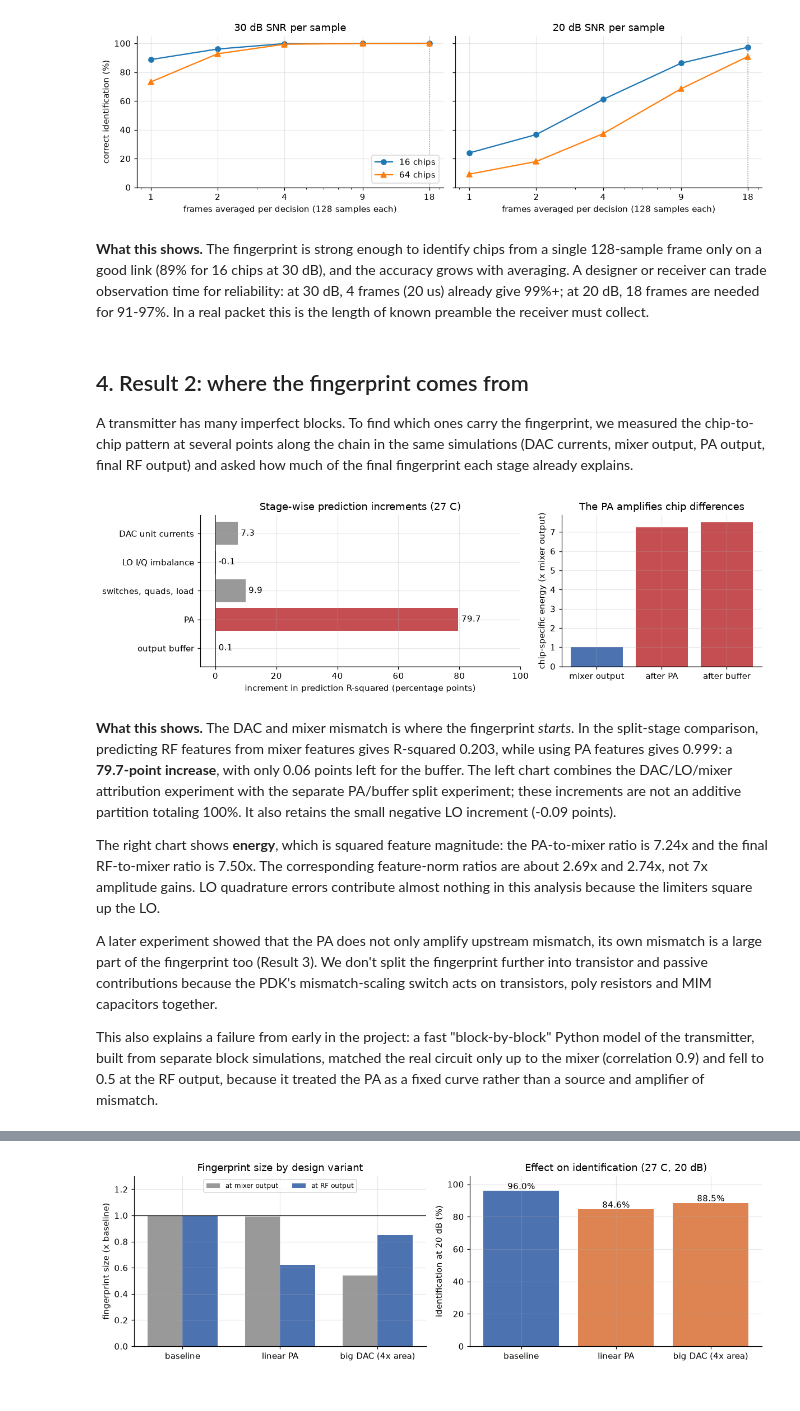
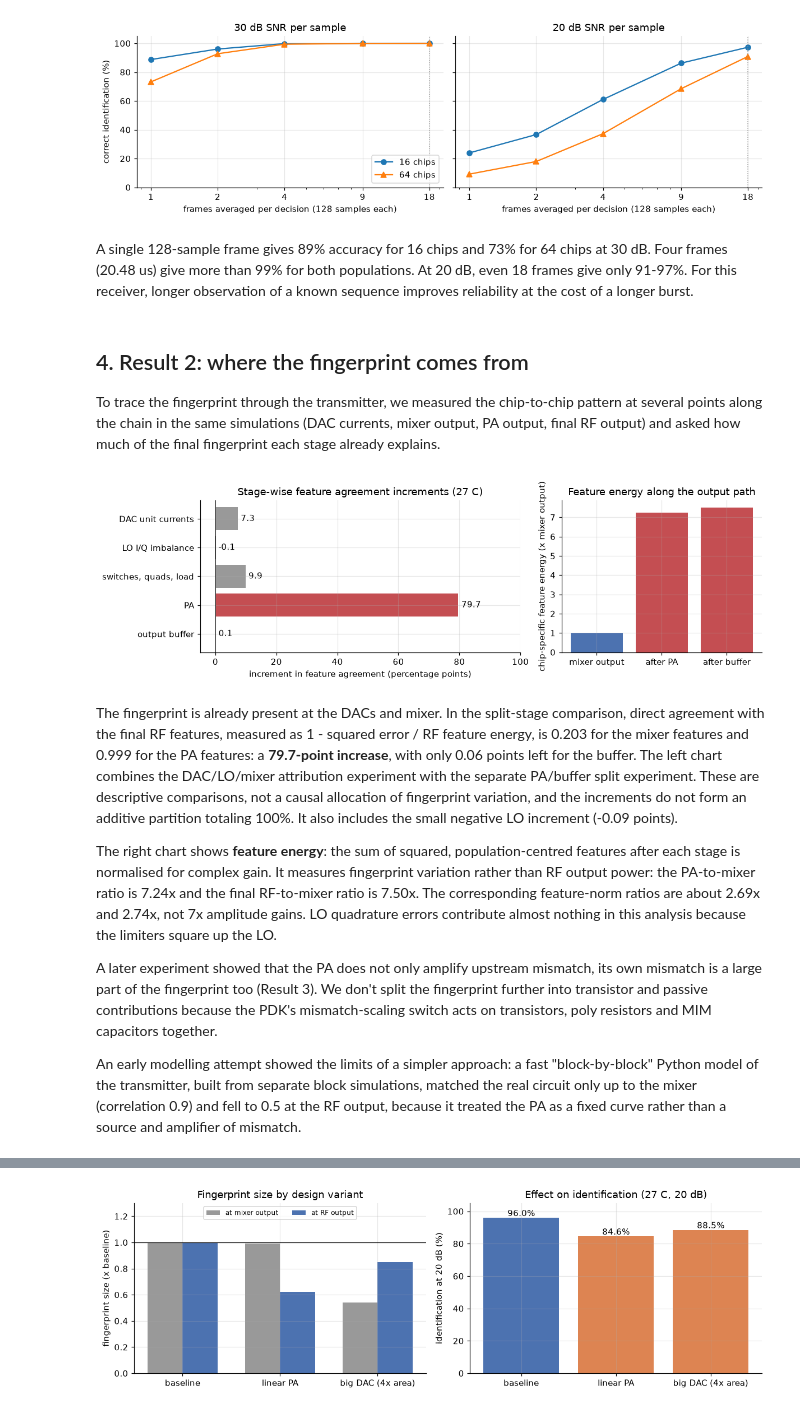
Before and after one commit to byungkim113/Fingerprint-By-Design, a Jupyter notebook: notebook/fingerprint_by_design.ipynb, the cells around one changed output, grey strips where cells are left out. Cells and saved outputs as stored; diff of their text form; code cells hidden in the pictures.

Commit message:
Finalize submission prose and record fresh circuit validation

```diff
--- a/notebook/fingerprint_by_design.ipynb
+++ b/notebook/fingerprint_by_design.ipynb
@@ -444,41 +435,43 @@ plt.tight_layout(); plt.show()
 # %% [output]
 [figure]
 # %% [markdown]
-**What this shows.** The fingerprint is strong enough to identify chips from a single 128-sample frame only on a good
-link (89% for 16 chips at 30 dB), and the accuracy grows with averaging. A designer or receiver can trade observation
-time for reliability: at 30 dB, 4 frames (20 us) already give 99%+; at 20 dB, 18 frames are needed for 91-97%. In a
-real packet this is the length of known preamble the receiver must collect.
+A single 128-sample frame gives 89% accuracy for 16 chips and 73% for 64 chips at 30 dB. Four frames
+(20.48 us) give more than 99% for both populations. At 20 dB, even 18 frames give only 91-97%.
+For this receiver, longer observation of a known sequence improves reliability at the cost of a longer burst.
 # %% [markdown]
 ## 4. Result 2: where the fingerprint comes from
 
-A transmitter has many imperfect blocks. To find which ones carry the fingerprint, we measured the chip-to-chip
+To trace the fingerprint through the transmitter, we measured the chip-to-chip
 pattern at several points along the chain in the same simulations (DAC currents, mixer output, PA output, final RF
 output) and asked how much of the final fingerprint each stage already explains.
 # %%
 at = load("tx_attrib_aligned")["27"]["increments"]; sp = load("tx_split")["split"]
 parts = {"DAC unit currents": at["DAC unit currents"], "LO I/Q imbalance": at["LO imbalance"],
          "switches, quads, load": at["switches/quads/load"], "PA": sp["PA increment"], "output buffer": sp["buffer increment"]}
 fig, ax = plt.subplots(1, 2, figsize=(11, 3.4), gridspec_kw={"width_ratios": [1.6, 1]})
 ax[0].barh(list(parts)[::-1], [100 * v for v in list(parts.values())[::-1]],
            color=[C["bad"] if k == "PA" else C["grey"] for k in list(parts)[::-1]])
 for i, v in enumerate(list(parts.values())[::-1]):
     ax[0].text(max(100 * v, 0) + 1, i, f"{100 * v:.1f}", va="center", ha="left")
 ax[0].axvline(0, color="k", lw=0.6)
-ax[0].set(xlabel="increment in prediction R-squared (percentage points)", title="Stage-wise prediction increments (27 C)", xlim=(-5, 100))
+ax[0].set(xlabel="increment in feature agreement (percentage points)", title="Stage-wise feature agreement increments (27 C)", xlim=(-5, 100))
 ax[1].bar(["mixer output", "after PA", "after buffer"], [1, sp["energy_pa_over_mix"], sp["energy_pa_over_mix"] * sp["energy_rf_over_pa"]],
           color=[C["base"], C["bad"], C["bad"]])
-ax[1].set(ylabel="chip-specific energy (x mixer output)", title="The PA amplifies chip differences")
+ax[1].set(ylabel="chip-specific feature energy (x mixer output)", title="Feature energy along the output path")
 plt.tight_layout(); plt.show()
 # %% [output]
-[figure, old version]
+[figure, new version]
 # %% [markdown]
-**What this shows.** The DAC and mixer mismatch is where the fingerprint *starts*. In the split-stage comparison,
-predicting RF features from mixer features gives R-squared 0.203, while using PA features gives 0.999: a **79.7-point
+The fingerprint is already present at the DACs and mixer. In the split-stage comparison, direct agreement
+with the final RF features, measured as 1 - squared error / RF feature energy, is 0.203 for the mixer features
+and 0.999 for the PA features: a **79.7-point
 increase**, with only 0.06 points left for the buffer. The left chart combines the DAC/LO/mixer attribution experiment
-with the separate PA/buffer split experiment; these increments are not an additive partition totaling 100%. It also
-retains the small negative LO increment (-0.09 points).
+with the separate PA/buffer split experiment. These are descriptive comparisons, not a causal allocation of
+fingerprint variation, and the increments do not form an additive partition totaling 100%. It also
+includes the small negative LO increment (-0.09 points).
 
-The right chart shows **energy**, which is squared feature magnitude: the PA-to-mixer ratio is 7.24x and the final
+The right chart shows **feature energy**: the sum of squared, population-centred features after each stage
+is normalised for complex gain. It measures fingerprint variation rather than RF output power: the PA-to-mixer ratio is 7.24x and the final
 RF-to-mixer ratio is 7.50x. The corresponding feature-norm ratios are about 2.69x and 2.74x, not 7x amplitude gains.
 LO quadrature errors contribute almost nothing in this analysis because the limiters square up the LO.
 
@@ -486,7 +479,7 @@ A later experiment showed that the PA does not only amplify upstream mismatch, i
 fingerprint too (Result 3). We don't split the fingerprint further into transistor and passive contributions because
 the PDK's mismatch-scaling switch acts on transistors, poly resistors and MIM capacitors together.
 
-This also explains a failure from early in the project: a fast "block-by-block" Python model of the transmitter, built
+An early modelling attempt showed the limits of a simpler approach: a fast "block-by-block" Python model of the transmitter, built
 from separate block simulations, matched the real circuit only up to the mixer (correlation 0.9) and fell to 0.5 at
 the RF output, because it treated the PA as a fixed curve rather than a source and amplifier of mismatch.
 # %% [markdown]
```
Also changed, not shown: parts of 22 cells of this notebook, 18 other files.
